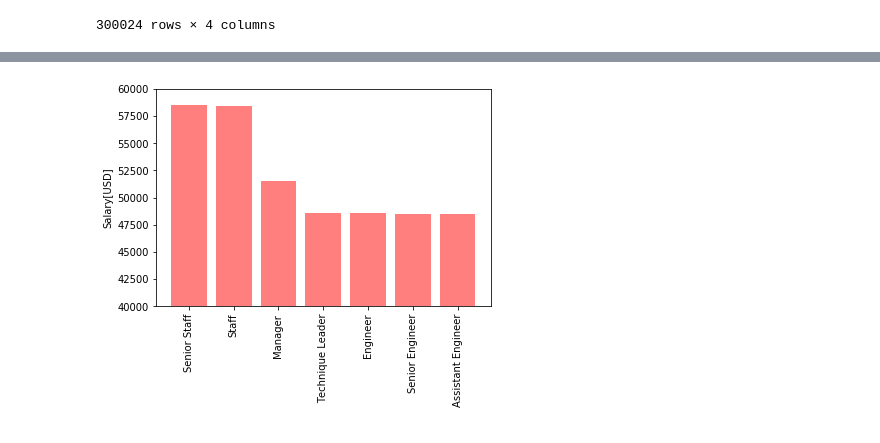
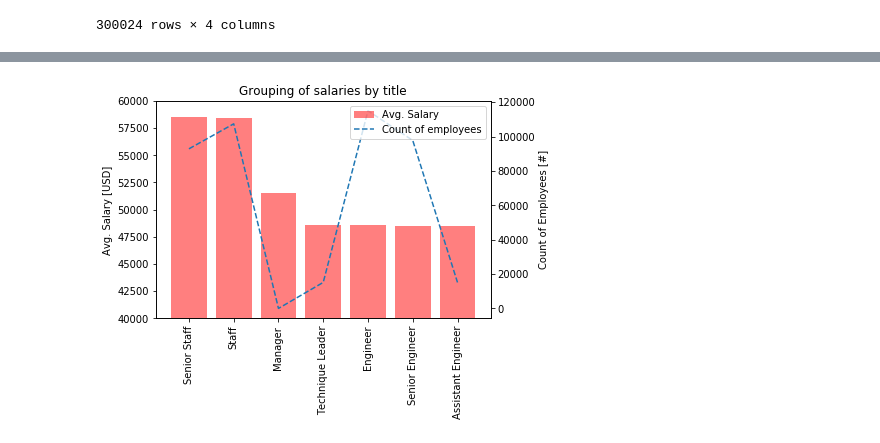
Before and after one commit to florin-vasiliu/sql-challenge, a Jupyter notebook: EmployeeSQL/SalaryAnalysis.ipynb, the cells around one changed output, grey strips where cells are left out. Cells and saved outputs as stored; diff of their text form; code cells hidden in the pictures.

```diff
--- a/EmployeeSQL/SalaryAnalysis.ipynb
+++ b/EmployeeSQL/SalaryAnalysis.ipynb
@@ -15,9 +15,12 @@ with engine.connect() as connection:
     #importing table needed for creating histogram of salaries
     tbl_salaries_sql = connection.execute("select * from tbl_salaries")
     tbl_salaries_df = pd.DataFrame(tbl_salaries_sql)
+
     #importing view needed for creating barchart of avg salaries per function
     vw_avg_salary_per_title_sql = connection.execute("""
     select round(avg(tbl_salaries.salary),2) as avg_salary,
+        count(distinct tbl_salaries.emp_no) as emp_count_distinct,
+        count (tbl_salaries.emp_no) as emp_count_all,
         tbl_titles.title
     from tbl_salaries
         join tbl_employees
@@ -67,4 +70,0 @@ plt.show()
-# %%
-#Renaming Columns
-avg_salary_per_title_df=avg_salary_per_title_df.rename(columns={0:"Avg. Salary",1:"Title"})
-avg_salary_per_title_df
@@ -79,0 +71,11 @@ avg_salary_per_title_df
+# %%
+#rename salary table columns and seting index
+avg_salaries_per_title_columns={
+    0 : "avg_salary",
+    1 : "emp_count_distinct",
+    2 : "emp_count_all",
+    3 : "title"
+}
+
+avg_salary_per_title_df=avg_salary_per_title_df.rename(columns=avg_salaries_per_title_columns)
+avg_salary_per_title_df
@@ -80,14 +91,22 @@ avg_salary_per_title_df
 # %%
 #plotting bar chart
-pos=[x for x in np.arange(len(avg_salary_per_title_df.loc[:,"Title"]))]
-y_axis=avg_salary_per_title_df.loc[:,"Avg. Salary"]
-labels=[x for x in avg_salary_per_title_df.loc[:,"Title"]]
+pos=[x for x in np.arange(len(avg_salary_per_title_df.loc[:,"title"]))]
+y_axis=avg_salary_per_title_df.loc[:,"avg_salary"]
+labels=[x for x in avg_salary_per_title_df.loc[:,"title"]]
 
-plt.bar(pos, y_axis, color='r', alpha=0.5, align="center")
+#fig, ax = plt.subplots(sharex=True)
+
+bar = plt.bar(pos,y_axis, color='r', alpha=0.5, align="center")
 plt.xticks(pos, labels, rotation='vertical')
-plt.ylabel('Salary[USD]')
+plt.ylabel('Avg. Salary [USD]')
 plt.ylim([40000,60000])
+plt.twinx()
+line, = plt.plot(pos,avg_salary_per_title_df.loc[:,"emp_count_distinct"],"--")
+plt.legend((bar,line),("Avg. Salary","Count of employees"),loc="upper right")
+plt.ylabel('Count of Employees [#]')
+plt.title("Grouping of salaries by title")
+
 plt.savefig(f"Images/avgSalaries-Title.png",bbox_inches = 'tight')
 plt.show()
 # %% [output]
-[figure, old version]
+[figure, new version]
```
Also changed, not shown: parts of 3 cells of this notebook, 4 other files.
